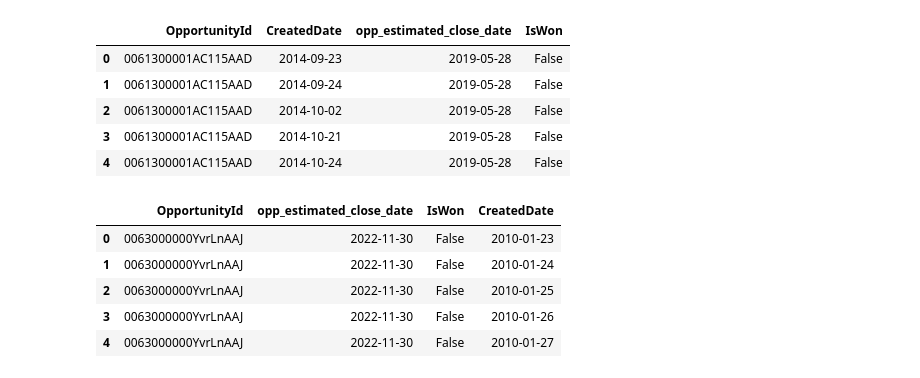
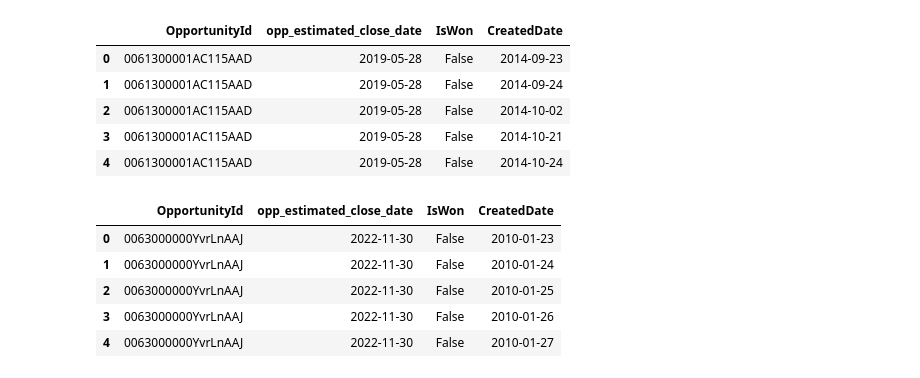
Before and after one commit to viktortsvil/capstone-rg, a Jupyter notebook: Work Product Fall 23.ipynb, the cells around one changed output. Drawn from its saved outputs; the diff is of its cells as text; code cells hidden in the pictures.

```diff
--- a/Work Product Fall 23.ipynb
+++ b/Work Product Fall 23.ipynb
@@ -17,17 +17,17 @@ from sklearn.utils import resample
 SEED = 123
 # %%
 # read opportunity data
-opp_df = pd.read_csv('src/opp_data.csv')
+opp_df = pd.read_csv('src/opp_data_updated.csv')
 opp_df['CreatedDate'] = pd.to_datetime(pd.to_datetime(opp_df['CreatedDate']).dt.date)
 opp_df['opp_estimated_close_date'] = pd.to_datetime(opp_df['opp_estimated_close_date'])
 opp_df.head()
 # %% [output]
-|  | OpportunityId | CreatedDate | opp_estimated_close_date | IsWon |
-| 0 | 0061300001AC115AAD | 2014-09-23 | 2019-05-28 | False |
-| 1 | 0061300001AC115AAD | 2014-09-24 | 2019-05-28 | False |
-| 2 | 0061300001AC115AAD | 2014-10-02 | 2019-05-28 | False |
-| 3 | 0061300001AC115AAD | 2014-10-21 | 2019-05-28 | False |
-| 4 | 0061300001AC115AAD | 2014-10-24 | 2019-05-28 | False |
+|  | OpportunityId | opp_estimated_close_date | IsWon | CreatedDate |
+| 0 | 0061300001AC115AAD | 2019-05-28 | False | 2014-09-23 |
+| 1 | 0061300001AC115AAD | 2019-05-28 | False | 2014-09-24 |
+| 2 | 0061300001AC115AAD | 2019-05-28 | False | 2014-10-02 |
+| 3 | 0061300001AC115AAD | 2019-05-28 | False | 2014-10-21 |
+| 4 | 0061300001AC115AAD | 2019-05-28 | False | 2014-10-24 |
 # %%
 # sort the table by created date and keep the first created date for each opportunity - it represents when the opportunity was created
 opp_df = opp_df.sort_values('CreatedDate', ascending=True).drop_duplicates(subset=['OpportunityId'], keep='first')
```
Also changed, not shown: parts of 7 cells of this notebook, 11 other files.
